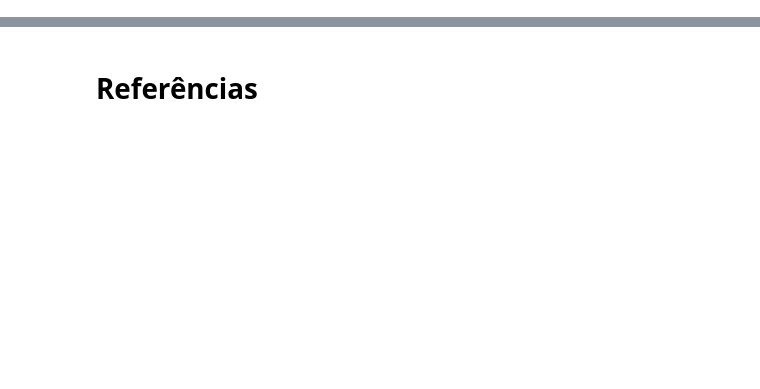
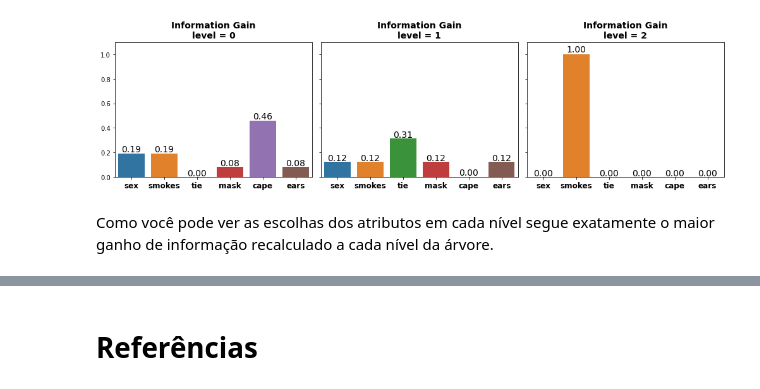
Before and after one commit to Rogerio-mack/BIG_DATA_Analytics_Mineracao_e_Analise_de_Dados, a Jupyter notebook: BIG_T5_DecisionTrees_MutualInfo_others.ipynb, the cells around one changed output, grey strips where cells are left out. Saved outputs shown, nothing was run; the diff lists cells and outputs as text; code cells hidden in the pictures; blank space fills up the shorter version.

```diff
--- a/BIG_T5_DecisionTrees_MutualInfo_others.ipynb
+++ b/BIG_T5_DecisionTrees_MutualInfo_others.ipynb
@@ -1370,0 +314,3 @@ print(mutual_info_classif(X, y, discrete_features=True))
+# %%
+E = entropy( 1 , base=2 )
+E
@@ -1370,0 +407,41 @@ print(mutual_info_classif(X, y, discrete_features=True))
+# %%
+from scipy.stats import entropy
+
+def informationgain(df,target,base=2):
+  E = entropy( df[target].value_counts() / len(df) , base=base )
+
+  E_x = {}
+
+  for c in df.drop(columns=[target]):
+    E_x[c] = []
+    for v in df[c].unique():
+      e = len(df[df[c]==v])/len(df) * entropy( df[df[c]==v]['class'].value_counts() / len(df[df[c]==v]), base=base )
+      E_x[c].append(np.round(e,2))
+
+  ig = {}
+
+  for c, p in E_x.items():
+    ig[c] = E - sum(p)
+
+  return ig
+# %%
+ig_root = informationgain(df=df.drop(columns=['Name']),target='class')
+ig_level_1 = informationgain(df=df.drop(columns=['Name'])[df.cape == 'no'],target='class')
+ig_level_2 = informationgain(df=df.drop(columns=['Name'])[ (df.cape == 'no') & (df.tie == 'yes') ],target='class')
+
+f , ax = plt.subplots(1,3,figsize=(14,4),sharey=True)
+
+for i, ig_  in enumerate([ ig_root, ig_level_1, ig_level_2 ]):
+  sns.barplot(x=list(ig_.keys()), y=list(ig_.values()), ax=ax[i])
+  ax[i].set_title('Information Gain\nlevel = ' + str(i), fontsize=14, weight='bold')
+  ax[i].set_ylim([0,1.1])
+
+  ax[i].set_xticklabels(ax[i].get_xticklabels(), fontsize=12, weight='bold')
+  show_values(ax[i])
+
+plt.tight_layout()
+plt.show()
+# %% [output]
+[figure, added]
+# %% [markdown]
+Como você pode ver as escolhas dos atributos em cada nível segue exatamente o maior ganho de informação recalculado a cada nível da árvore.
```
Also changed, not shown: parts of 306 cells of this notebook.
